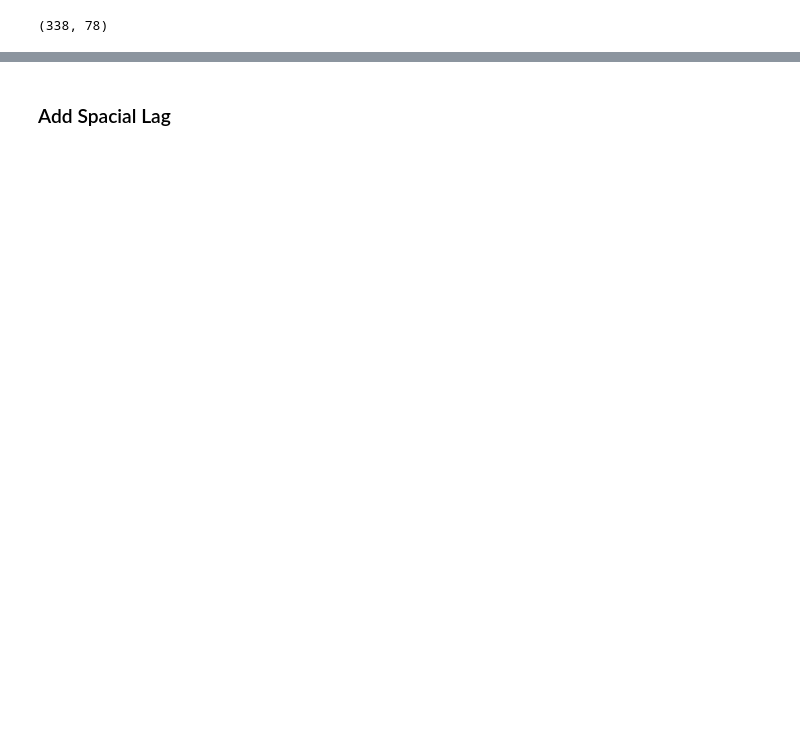
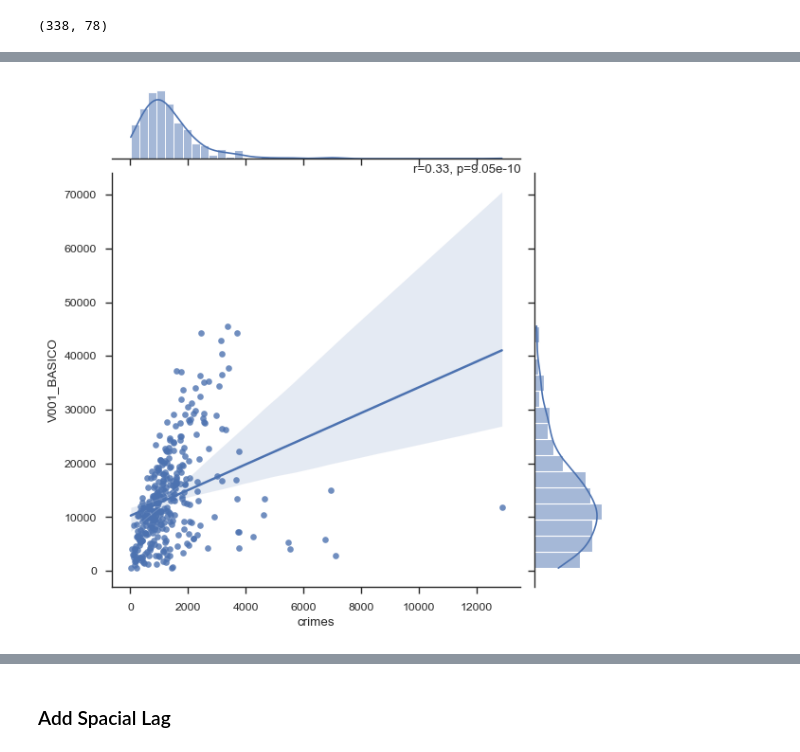
Before and after one commit to ozuromo/crime-analysis, a Jupyter notebook: NOTEBOOKS/analysis_zones.ipynb, the cells around one changed output, grey strips where cells are left out. Cells and saved outputs as stored; diff of their text form; code cells hidden in the pictures; blank space fills up the shorter version.

```diff
--- a/NOTEBOOKS/analysis_zones.ipynb
+++ b/NOTEBOOKS/analysis_zones.ipynb
@@ -12,6 +15,20 @@ sns.set_theme(style='ticks')
 sns.set_context('paper')
 
 from pycaret.regression import *
+# %%
+# plot two features against each other
+def plot_jointplot(data, x, y):
+    r, p = sp.stats.pearsonr(data[x], data[y])
+
+    jgrid = sns.jointplot(data=data, x=x, y=y, kind='reg')
+    jgrid.ax_joint.text(
+        1, 1,
+        f"r={r:.2f}, p={p:.2e}",
+        horizontalalignment='right',
+        transform = jgrid.ax_joint.transAxes
+    )
+
+    jgrid.figure.show()
 # %%
 data = gpd.read_file('../GENERATED-DATA/data_by_zone.geojson')
 data.shape
@@ -54,0 +120,4 @@ features = [feature for feature in data.columns.to_list() if feature not in feat
+# %%
+plot_jointplot(df, 'crimes', 'V001_BASICO')
+# %% [output]
+[figure, added]
```
Also changed, not shown: parts of 41 cells of this notebook, 2 other files.
